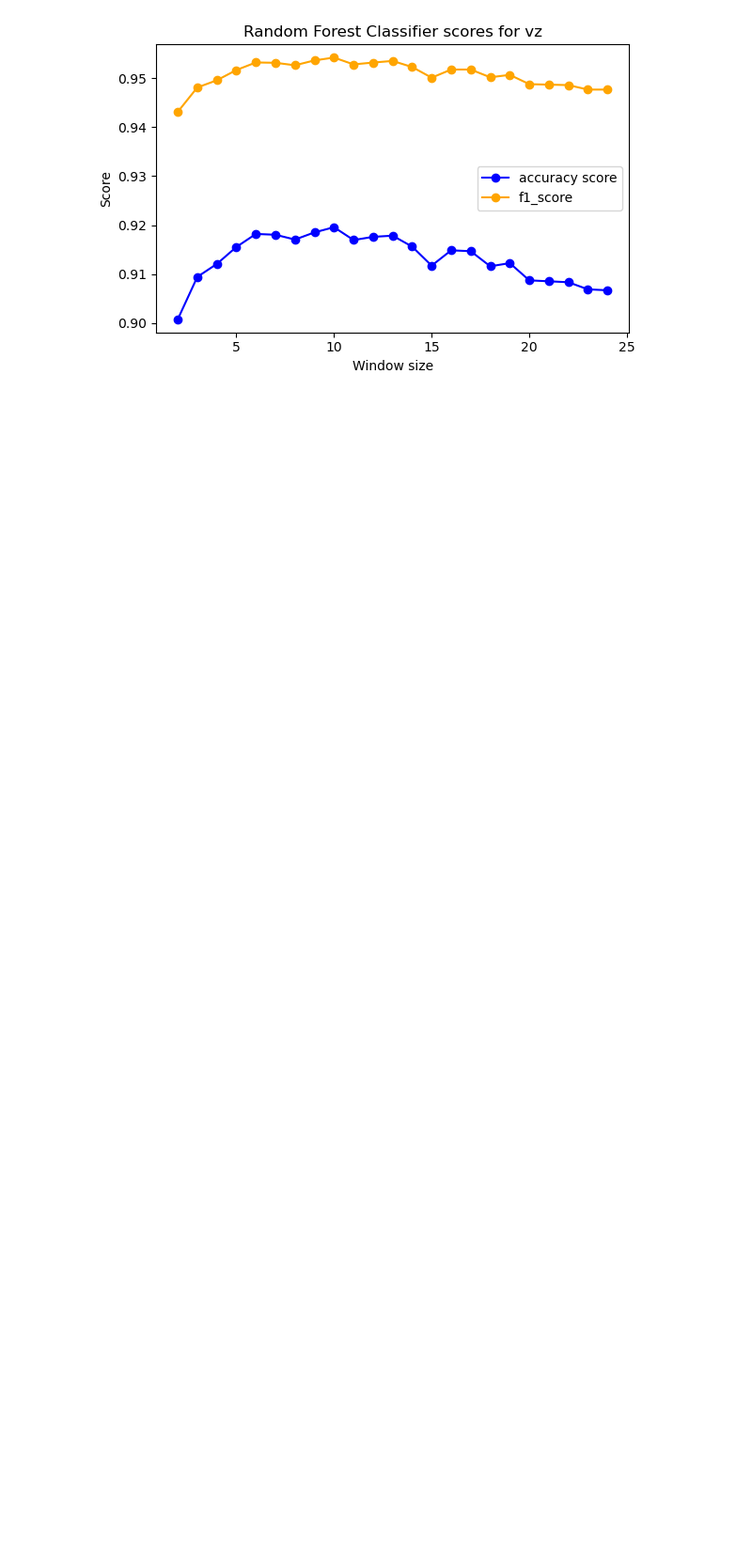
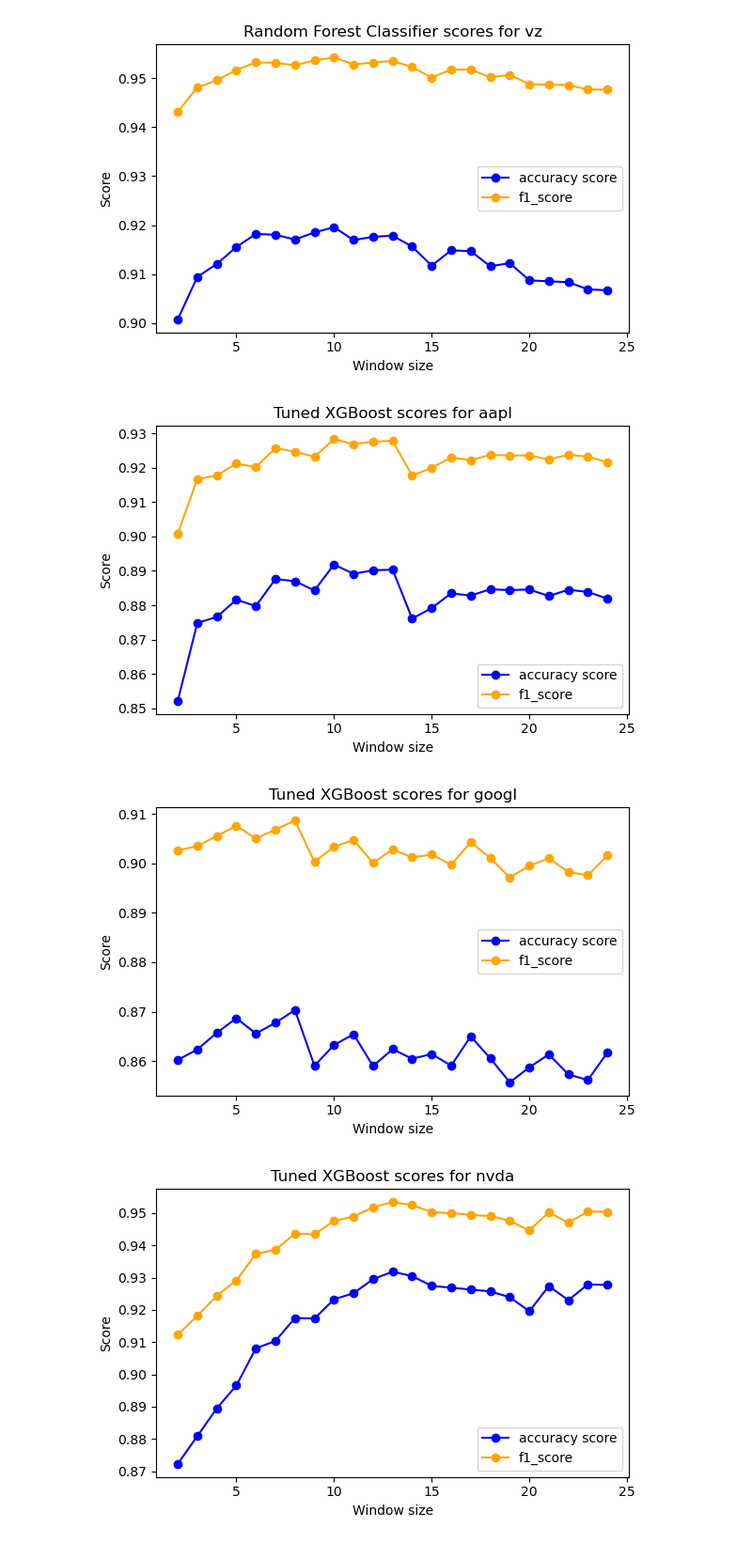
Before and after one commit to srijanrodo/erdos_regime_switch, a Jupyter notebook: template_kalman.ipynb, the cells around one changed output. Shown at 94% size. Saved outputs shown, nothing was run; the diff lists cells and outputs as text; code cells hidden in the pictures; blank space fills up the shorter version.

```diff
--- a/template_kalman.ipynb
+++ b/template_kalman.ipynb
@@ -298,3 +308,9 @@ plot_accuracies(f1_rfc,"Random Forest Classifier")
 [figure]
 [figure]
 [figure]
+# %%
+plot_accuracies(f1_tuned,"Tuned XGBoost")
+# %% [output]
+[figure, added]
+[figure, added]
+[figure, added]
```
Also changed, not shown: parts of 5 cells of this notebook, 1 other file.
